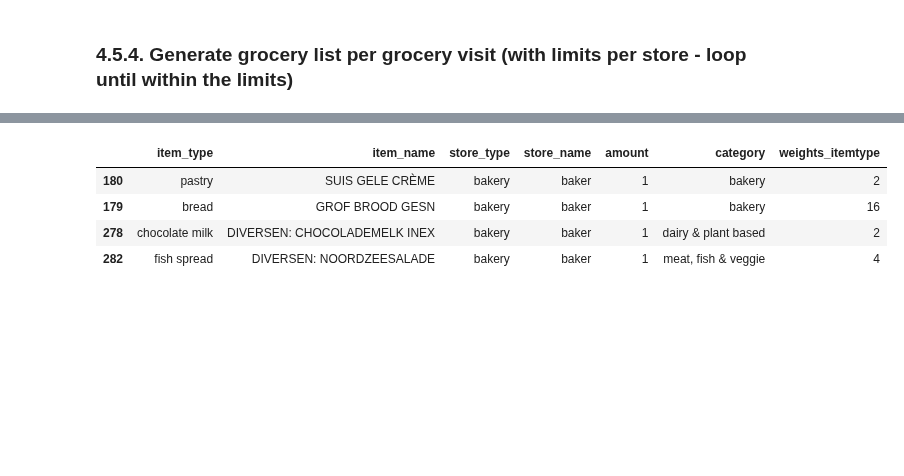
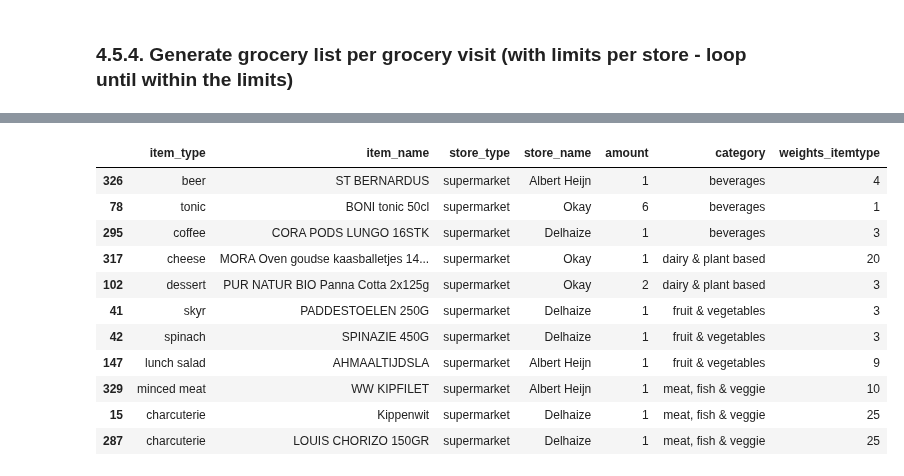
Before and after one commit to AnonymousNotebooks/DesignerlyAlgorithmicPrototyping, a Jupyter notebook: myfirstbook/_build/jupyter_execute/4. Generating and filtering.ipynb, the cells around one changed output, grey strips where cells are left out. Saved outputs shown, nothing was run; the diff lists cells and outputs as text; code cells hidden in the pictures; blank space fills up the shorter version.

```diff
--- a/myfirstbook/_build/jupyter_execute/4. Generating and filtering.ipynb
+++ b/myfirstbook/_build/jupyter_execute/4. Generating and filtering.ipynb
@@ -331,13 +343,16 @@ def CountVisitsPerDay(day):
 # %%
 # Count min/max visits to one store per week (IF that store is visited)
 def CountStoreName(store):
+    df_orders['week']=df_orders['week'].astype('category')
     df_count = df_orders[df_orders['store_name']== store]
 
     Count = df_count.sort_values(by=['week'])
-    Count = Count.groupby(['week'], observed = False)['order_ID'].nunique()
+    Count = df_count.groupby(['week'], observed = False)['order_ID'].nunique()
     Count = pd.DataFrame (Count)
     Count = Count.reset_index()
 
     min = Count.min(axis=0,numeric_only=True)['order_ID']
     max = Count.max(axis=0,numeric_only=True)['order_ID']
     return min, max
+
+CountStoreName('Carrefour')
@@ -348,6 +361,7 @@ CountStoreName('Albert Heijn')
 # %%
 # Count min/max visits to one store type per week (IF that store type is visited)
 def CountStoreType(store):
+    df_orders['week']=df_orders['week'].astype('category')
     df_count = df_orders[df_orders['store_type']== store]
 
     Count = df_count.sort_values(by=['week'])
@@ -358,3 +372,5 @@ def CountStoreType(store):
     min = Count.min(axis=0,numeric_only=True)['order_ID']
     max = Count.max(axis=0,numeric_only=True)['order_ID']
     return min, max
+
+CountStoreType('butcher')
@@ -384,6 +402,20 @@ def storeperday(dataframes):
         # create one df for all visited stores + day of the week
         stores = pd.concat(stores)
 
+        # get just the rows for which there is minimum one store visit
+        dftimes = df1[df1['times']>0]
+        dftimes = dftimes.reset_index(drop = True)
+
+        # convert these rows to lists
+        l1 = dftimes['day'].tolist()
+        l2 = dftimes['times'].tolist()
+
+        dow = list(zip(l1, l2))
+
+        # multiply both lists
+        dow = [char for char, count in dow for _ in range(count)]
+
+        # Append the list of the days of the week (dow) to this df
         stores['dow'] = dow
 
         ### CHECKPOINT: range for amount of stores per week.day
@@ -892,24 +919,24 @@ df4
 restart = True
 while restart:
     # GET A LIST PER STORE VISITED IN THIS WEEK [ADJUST ACCORDING TO WEEKPLANNING]
-    butcher1 = butchers(df4, 0)
-    super1 = supermarkets(df4, 2)
-    # super2 = supermarkets(df4, 3)
+    # butcher1 = butchers(df4, 0)
+    super1 = supermarkets(df4, 0)
+    super2 = supermarkets(df4,1)
     # super3 = supermarkets(df4, 4)
-    bakery1 = bakeries(df4, 1)
-    bakery2 = bakeries(df4, 3)
+    bakery1 = bakeries(df4, 2)
+    # bakery2 = bakeries(df4, 3)
 
 
     # get lists per store type
     supermarketlist = pd.concat([super1])
-    # supermarketlist = pd.concat([super2])
+    supermarketlist = pd.concat([super2])
     # supermarketlist = pd.concat([super3])
     bakerlist = pd.concat([bakery1])
-    bakerlist = pd.concat([bakery2])
-    butcherlist = pd.concat([butcher1])
+    # bakerlist = pd.concat([bakery2])
+    # butcherlist = pd.concat([butcher1])
 
     # append the different lists to the entire week
-    weeklist = [super1, butcher1, bakery1, bakery2]
+    weeklist = [super1, super2, bakery1]
     week = pd.concat(weeklist)
 
     #########
@@ -967,9 +994,16 @@ week.sort_values(by=['category']).head()
 # %%
 # Check individual lists (if supermarket super[i], if bakery bakery[i]; if butcher butcher[i])
-bakery2.sort_values(by=['category'])
+super1.sort_values(by=['category'])
 # %% [output]
 |  | item_type | item_name | store_type | store_name | amount | category | weights_itemtype |
-| 180 | pastry | SUIS GELE CRÈME | bakery | baker | 1 | bakery | 2 |
-| 179 | bread | GROF BROOD GESN | bakery | baker | 1 | bakery | 16 |
-| 278 | chocolate milk | DIVERSEN: CHOCOLADEMELK INEX | bakery | baker | 1 | dairy & plant based | 2 |
-| 282 | fish spread | DIVERSEN: NOORDZEESALADE | bakery | baker | 1 | meat, fish & veggie | 4 |
+| 326 | beer | ST BERNARDUS | supermarket | Albert Heijn | 1 | beverages | 4 |
+| 78 | tonic | BONI tonic 50cl | supermarket | Okay | 6 | beverages | 1 |
+| 295 | coffee | CORA PODS LUNGO 16STK | supermarket | Delhaize | 1 | beverages | 3 |
+| 317 | cheese | MORA Oven goudse kaasballetjes 14... | supermarket | Okay | 1 | dairy & plant based | 20 |
+| 102 | dessert | PUR NATUR BIO Panna Cotta 2x125g | supermarket | Okay | 2 | dairy & plant based | 3 |
+| 41 | skyr | PADDESTOELEN 250G | supermarket | Delhaize | 1 | fruit & vegetables | 3 |
+| 42 | spinach | SPINAZIE 450G | supermarket | Delhaize | 1 | fruit & vegetables | 3 |
+| 147 | lunch salad | AHMAALTIJDSLA | supermarket | Albert Heijn | 1 | fruit & vegetables | 9 |
+| 329 | minced meat | WW KIPFILET | supermarket | Albert Heijn | 1 | meat, fish & veggie | 10 |
+| 15 | charcuterie | Kippenwit | supermarket | Delhaize | 1 | meat, fish & veggie | 25 |
+| 287 | charcuterie | LOUIS CHORIZO 150GR | supermarket | Delhaize | 1 | meat, fish & veggie | 25 |
```
Also changed, not shown: parts of 18 cells of this notebook, 6 other files.
